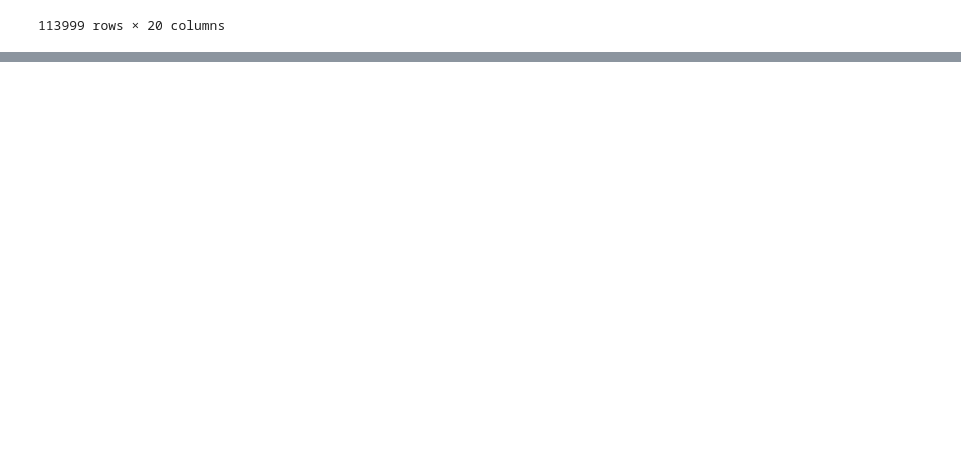
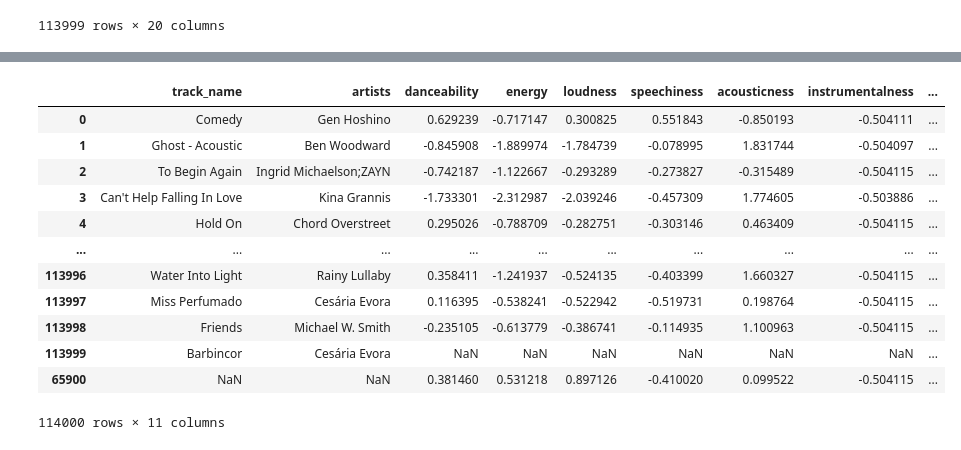
Before and after one commit to lukehspencer/song-recommender, a Jupyter notebook: notebooks/data_cleaning.ipynb, the cells around one changed output, grey strips where cells are left out. Saved outputs shown, nothing was run; the diff lists cells and outputs as text; code cells hidden in the pictures; blank space fills up the shorter version.

```diff
--- a/notebooks/data_cleaning.ipynb
+++ b/notebooks/data_cleaning.ipynb
@@ -92,0 +130,18 @@ songs_df_clean
+# %%
+song_artists_features_df = pd.concat([songs_df_clean[["track_name", "artists"]], features_scaled_df], axis=1)
+# %%
+song_artists_features_df
+# %% [output]
+|  | track_name | artists | danceability | energy | loudness | speechiness | acousticness | instrumentalness | ... |
+| 0 | Comedy | Gen Hoshino | 0.629239 | -0.717147 | 0.300825 | 0.551843 | -0.850193 | -0.504111 | ... |
+| 1 | Ghost - Acoustic | Ben Woodward | -0.845908 | -1.889974 | -1.784739 | -0.078995 | 1.831744 | -0.504097 | ... |
+| 2 | To Begin Again | Ingrid Michaelson;ZAYN | -0.742187 | -1.122667 | -0.293289 | -0.273827 | -0.315489 | -0.504115 | ... |
+| 3 | Can't Help Falling In Love | Kina Grannis | -1.733301 | -2.312987 | -2.039246 | -0.457309 | 1.774605 | -0.503886 | ... |
+| 4 | Hold On | Chord Overstreet | 0.295026 | -0.788709 | -0.282751 | -0.303146 | 0.463409 | -0.504115 | ... |
+| ... | ... | ... | ... | ... | ... | ... | ... | ... | ... |
+| 113996 | Water Into Light | Rainy Lullaby | 0.358411 | -1.241937 | -0.524135 | -0.403399 | 1.660327 | -0.504115 | ... |
+| 113997 | Miss Perfumado | Cesária Evora | 0.116395 | -0.538241 | -0.522942 | -0.519731 | 0.198764 | -0.504115 | ... |
+| 113998 | Friends | Michael W. Smith | -0.235105 | -0.613779 | -0.386741 | -0.114935 | 1.100963 | -0.504115 | ... |
+| 113999 | Barbincor | Cesária Evora | NaN | NaN | NaN | NaN | NaN | NaN | ... |
+| 65900 | NaN | NaN | 0.381460 | 0.531218 | 0.897126 | -0.410020 | 0.099522 | -0.504115 | ... |
+114000 rows × 11 columns
```
Also changed, not shown: parts of 8 cells of this notebook.
